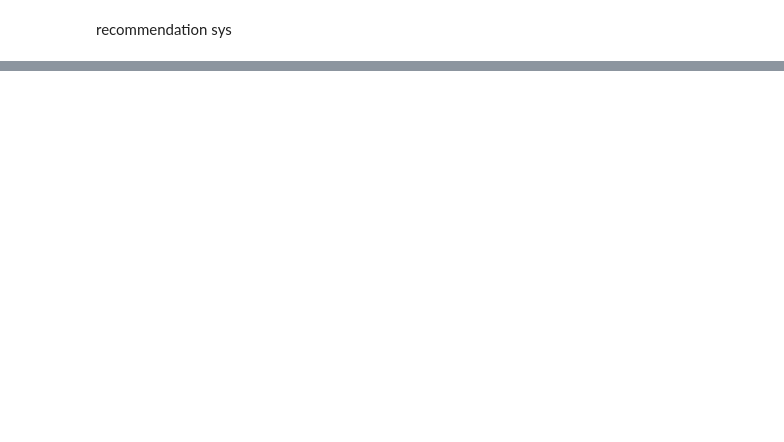
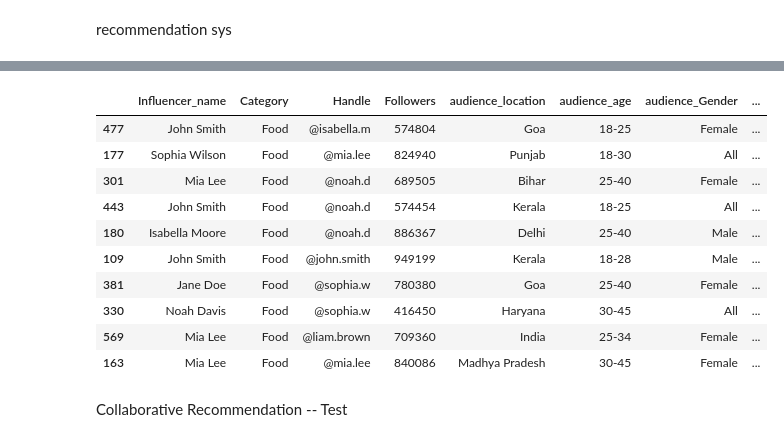
Before and after one commit to Yash-patell/recommendation_sys, a Jupyter notebook: recommendation01.ipynb, the cells around one changed output, grey strips where cells are left out. Cells and saved outputs as stored; diff of their text form; code cells hidden in the pictures; blank space fills up the shorter version.

```diff
--- a/recommendation01.ipynb
+++ b/recommendation01.ipynb
@@ -26,0 +103,10 @@ influencer_data.head()
+# %%
+from nltk.stem.snowball import SnowballStemmer
+stemmer = SnowballStemmer("english")
+
+def tokenize_stem(text):
+    tokens = nltk.word_tokenize(text.lower())
+    stem = [stemmer.stem(w) for w in tokens]
+    return " ".join(stem)
+# %%
+merged_data['stemmed_tokens'] =merged_data.apply(lambda row: tokenize_stem(row['Category']+ ' ' + row['audience_location']+ ' ' + row['audience_age']+ ' ' + row['Platform']), axis=1)
@@ -26,0 +122,34 @@ influencer_data.head()
+# %%
+from sklearn.feature_extraction.text import TfidfVectorizer
+from sklearn.metrics.pairwise import cosine_similarity
+
+tfidvectorizer = TfidfVectorizer(tokenizer=tokenize_stem)
+
+def cosine_sim(txt1,txt2):
+    tfid_matrix = tfidvectorizer.fit_transform([txt1,txt2])
+    return cosine_similarity(tfid_matrix)[0][1]
+# %%
+def search_product(query):
+    stemmed_query = tokenize_stem(query)
+    #calcualting cosine similarity between query and stemmed tokens columns
+    merged_data['similarity'] = merged_data['stemmed_tokens'].apply(lambda x:cosine_sim(stemmed_query,x))
+    res = merged_data.sort_values(by=['similarity'],ascending=False).head(10)[['Influencer_name','Category','Handle','Followers','audience_location','audience_age','audience_Gender','Platform','Engagement_rate']]
+    return res
+# %%
+# search based on category, audience_location, age, gender
+
+search_product('Food').sort_values(by=['Engagement_rate'],ascending=False)
+# %% [output]
+|  | Influencer_name | Category | Handle | Followers | audience_location | audience_age | audience_Gender | ... |
+| 477 | John Smith | Food | @isabella.m | 574804 | Goa | 18-25 | Female | ... |
+| 177 | Sophia Wilson | Food | @mia.lee | 824940 | Punjab | 18-30 | All | ... |
+| 301 | Mia Lee | Food | @noah.d | 689505 | Bihar | 25-40 | Female | ... |
+| 443 | John Smith | Food | @noah.d | 574454 | Kerala | 18-25 | All | ... |
+| 180 | Isabella Moore | Food | @noah.d | 886367 | Delhi | 25-40 | Male | ... |
+| 109 | John Smith | Food | @john.smith | 949199 | Kerala | 18-28 | Male | ... |
+| 381 | Jane Doe | Food | @sophia.w | 780380 | Goa | 25-40 | Female | ... |
+| 330 | Noah Davis | Food | @sophia.w | 416450 | Haryana | 30-45 | All | ... |
+| 569 | Mia Lee | Food | @liam.brown | 709360 | India | 25-34 | Female | ... |
+| 163 | Mia Lee | Food | @mia.lee | 840086 | Madhya Pradesh | 30-45 | Female | ... |
+# %% [markdown]
+Collaborative Recommendation -- Test
```
Also changed, not shown: parts of 17 cells of this notebook.
